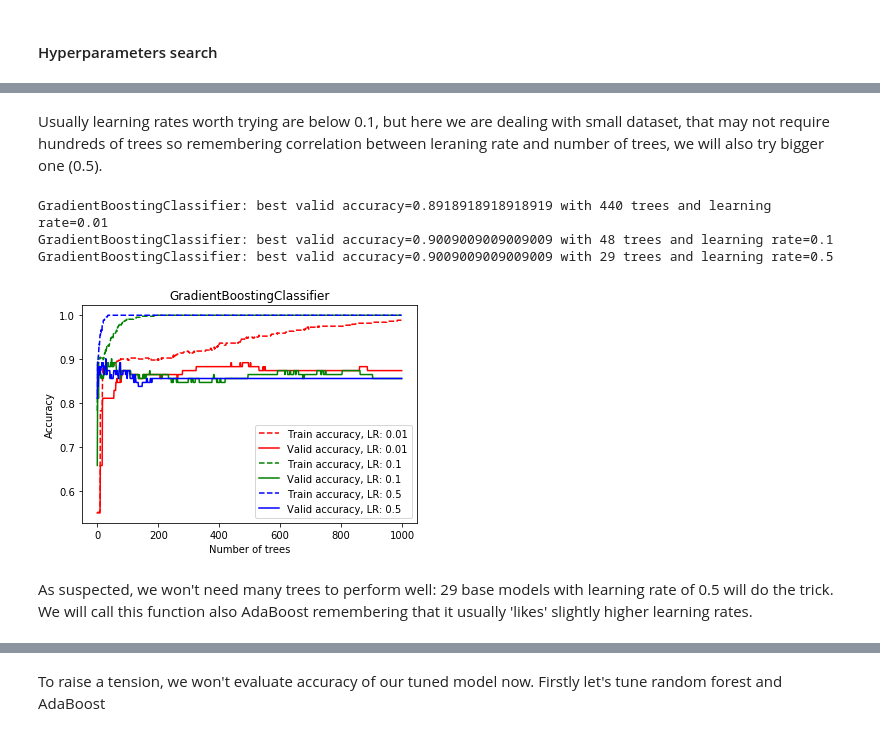
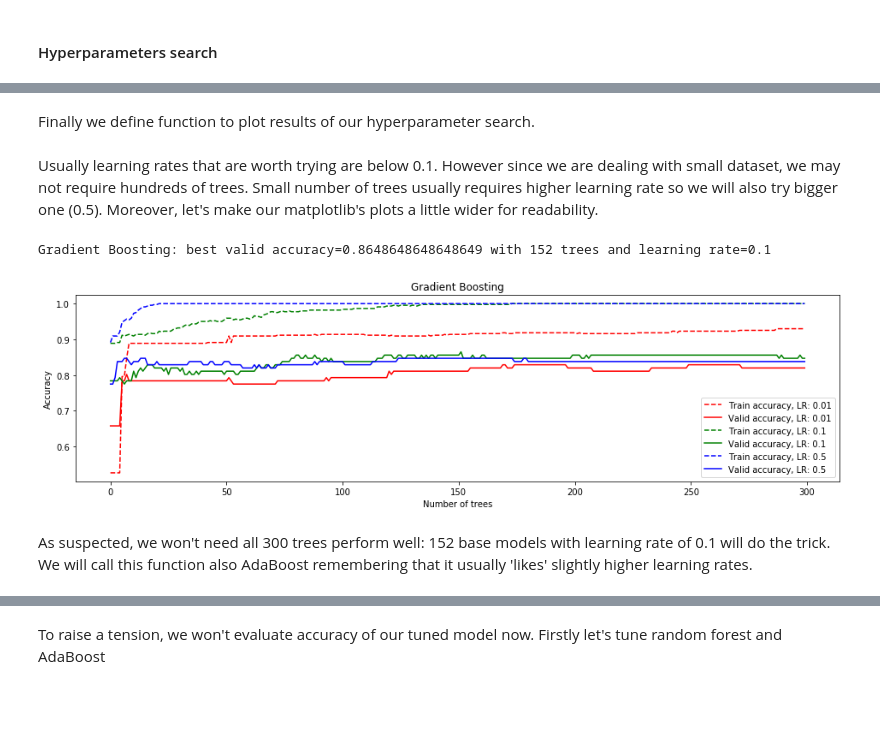
Before and after one commit to stxnext/ml-from-woods, a Jupyter notebook: notebook.ipynb, the cells around one changed output, grey strips where cells are left out. Cells and saved outputs as stored; diff of their text form; code cells hidden in the pictures; blank space fills up the shorter version.

```diff
--- a/notebook.ipynb
+++ b/notebook.ipynb
@@ -249,12 +248,48 @@ def plot_accuracy(model_class, learning_rates):
+# %%
+def get_best_params(staged_accuracies):
+    best_params_all_lrs = []
+    for learning_rate, accuracies in staged_accuracies.iterrows():
+        accuracies_valid = accuracies[VALIDATION_COLUMN]
+        best_n_trees, best_accuracy = max(enumerate(accuracies_valid, start=1), key=lambda x: x[1])
+        best_params_all_lrs.append((best_accuracy, best_n_trees, learning_rate))
+
+    # Get set of params with highest accuracy and pick one with less trees when draw occurs
+    best_params = max(best_params_all_lrs, key=lambda x: (x[0], -x[1]))
+    return best_params
+# %% [markdown]
+Finally we define function to plot results of our hyperparameter search.
+# %%
+def plot_accuracies(staged_accuracies, title, colors=("r", "g", "b")):
+    for (learning_rate, accuracies), color in zip(staged_accuracies.iterrows(), colors):
+        plt.plot(
+            staged_accuracies.at[learning_rate, TRAINING_COLUMN],
+            linestyle="--",
+            color=color,
+            label="Train accuracy, LR: {}".format(learning_rate)
+        )
+        plt.plot(
+            staged_accuracies.at[learning_rate, VALIDATION_COLUMN],
+            color=color,
+            label="Valid accuracy, LR: {}".format(learning_rate)
+        )
+        plt.title(title)
+        plt.xlabel("Number of trees")
+        plt.ylabel("Accuracy")
+        plt.legend()
+    plt.show()
 # %% [markdown]
-Usually learning rates worth trying are below 0.1, but here we are dealing with small dataset, that may not require hundreds of trees so remembering correlation between leraning rate and number of trees, we will also try bigger one (0.5).
+Usually learning rates that are worth trying are below 0.1. However since we are dealing with small dataset, we may not require hundreds of trees. Small number of trees usually requires higher learning rate so we will also try bigger one (0.5). Moreover, let's make our matplotlib's plots a little wider for readability.
-# %%
-plot_accuracy(GradientBoostingClassifier, [0.01, 0.1, 0.5])
-# %% [output]
-GradientBoostingClassifier: best valid accuracy=0.8918918918918919 with 440 trees and learning rate=0.01
-GradientBoostingClassifier: best valid accuracy=0.9009009009009009 with 48 trees and learning rate=0.1
-GradientBoostingClassifier: best valid accuracy=0.9009009009009009 with 29 trees and learning rate=0.5
-[figure, removed]
+# %%
+wide_fig_size = (16, 4)
+plt.rcParams["figure.figsize"] = wide_fig_size
+
+staged_accuracies_gb = get_staged_accuracies(GradientBoostingClassifier, learning_rates=[0.01, 0.1, 0.5])
+accuracy_gb, n_trees_gb, lr_gb = get_best_params(staged_accuracies_gb)
+print("Gradient Boosting: best valid accuracy={} with {} trees and learning rate={}".format(accuracy_gb, n_trees_gb, lr_gb))
+plot_accuracies(staged_accuracies_gb, title="Gradient Boosting")
+# %% [output]
+Gradient Boosting: best valid accuracy=0.8648648648648649 with 152 trees and learning rate=0.1
+[figure, added]
 # %% [markdown]
-As suspected, we won't need many trees to perform well: 29 base models with learning rate of 0.5 will do the trick.
+As suspected, we won't need all 300 trees perform well: 152 base models with learning rate of 0.1 will do the trick.
 We will call this function also AdaBoost remembering that it usually 'likes' slightly higher learning rates.
```
Also changed, not shown: parts of 41 cells of this notebook.
